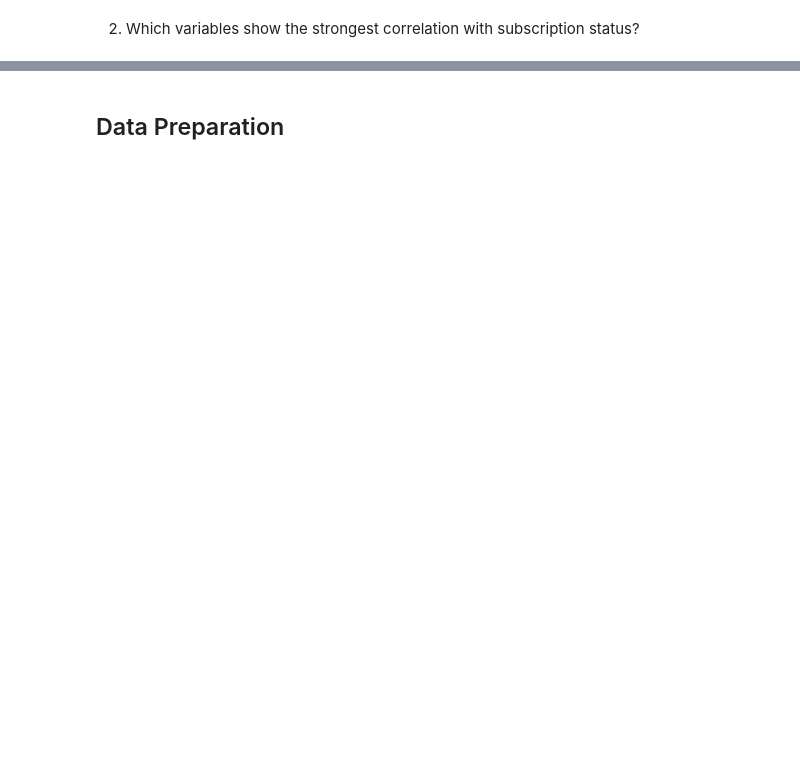
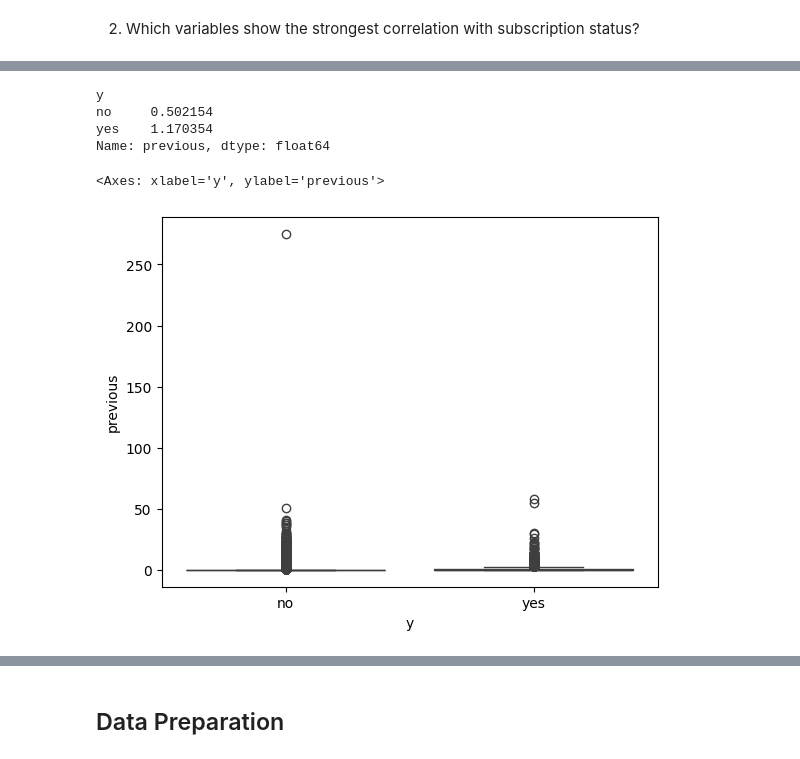
Before and after one commit to pk-aduyaw/term-deposit-subscription, a Jupyter notebook: project-code.ipynb, the cells around one changed output, grey strips where cells are left out. Drawn from its saved outputs; the diff is of its cells as text; code cells hidden in the pictures; blank space fills up the shorter version.

```diff
--- a/project-code.ipynb
+++ b/project-code.ipynb
@@ -261,0 +288,12 @@ corr =
+# %%
+df.groupby("y")["previous"].mean()
+# %% [output]
+y
+no     0.502154
+yes    1.170354
+Name: previous, dtype: float64
+# %%
+sns.boxplot(x="y", y="previous", data=df)
+# %% [output]
+<Axes: xlabel='y', ylabel='previous'>
+[figure, added]
```
Also changed, not shown: parts of 11 cells of this notebook.
